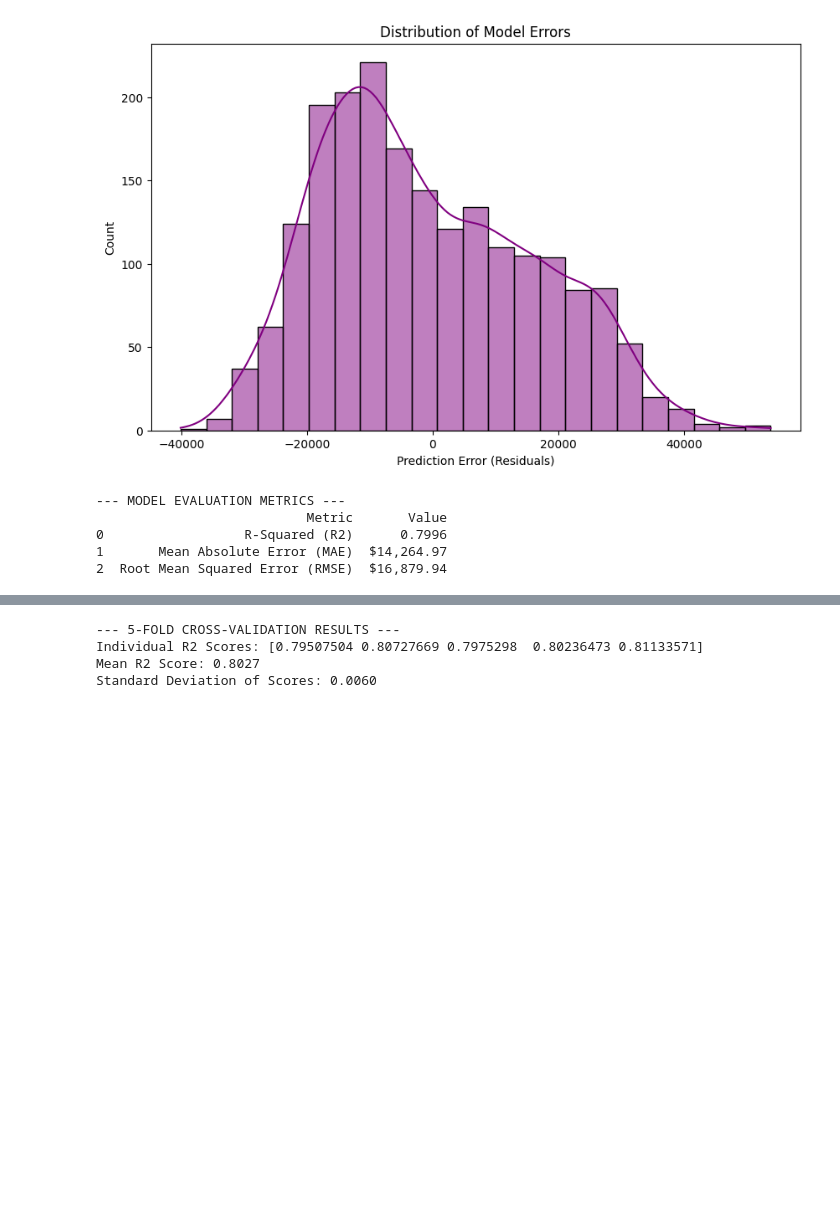
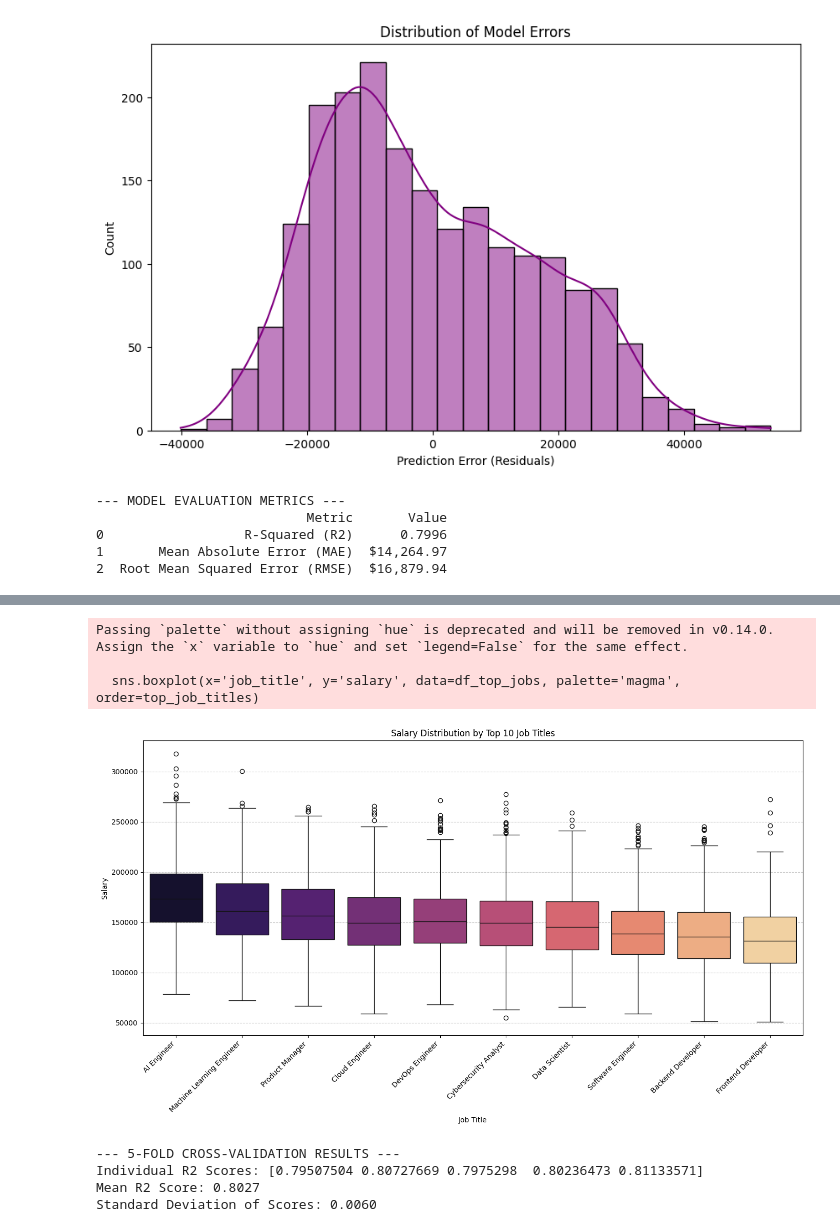
Before and after one commit to amoahgrace/Grace-Amoah-Com-763-S25016912-, a Jupyter notebook: Grace_Amoah_S25016912_Com_763.ipynb, the cells around one changed output, grey strips where cells are left out. Cells and saved outputs as stored; diff of their text form; code cells hidden in the pictures; blank space fills up the shorter version.

```diff
--- a/Grace_Amoah_S25016912_Com_763.ipynb
+++ b/Grace_Amoah_S25016912_Com_763.ipynb
@@ -165,3 +198,23 @@ print(metrics_df)
+# %%
+# 3. Salary vs. Job Title (Top 10 job titles by average salary)
+top_job_titles = df.groupby('job_title')['salary'].mean().nlargest(10).index
+df_top_jobs = df[df['job_title'].isin(top_job_titles)]
+
+plt.figure(figsize=(14, 8))
+sns.boxplot(x='job_title', y='salary', data=df_top_jobs, palette='magma', order=top_job_titles)
+plt.title('Salary Distribution by Top 10 Job Titles')
+plt.xlabel('Job Title')
+plt.ylabel('Salary')
+plt.xticks(rotation=45, ha='right')
+plt.grid(axis='y', linestyle='--', alpha=0.7)
+plt.tight_layout()
+plt.savefig('salary_by_job_title.png')
+plt.show()
+# %% [output]
+Passing `palette` without assigning `hue` is deprecated and will be removed in v0.14.0. Assign the `x` variable to `hue` and set `legend=False` for the same effect.
+
+  sns.boxplot(x='job_title', y='salary', data=df_top_jobs, palette='magma', order=top_job_titles)
+[figure, added]
 # %%
 from sklearn.model_selection import cross_val_score
 
```
Also changed, not shown: parts of 3 cells of this notebook.
